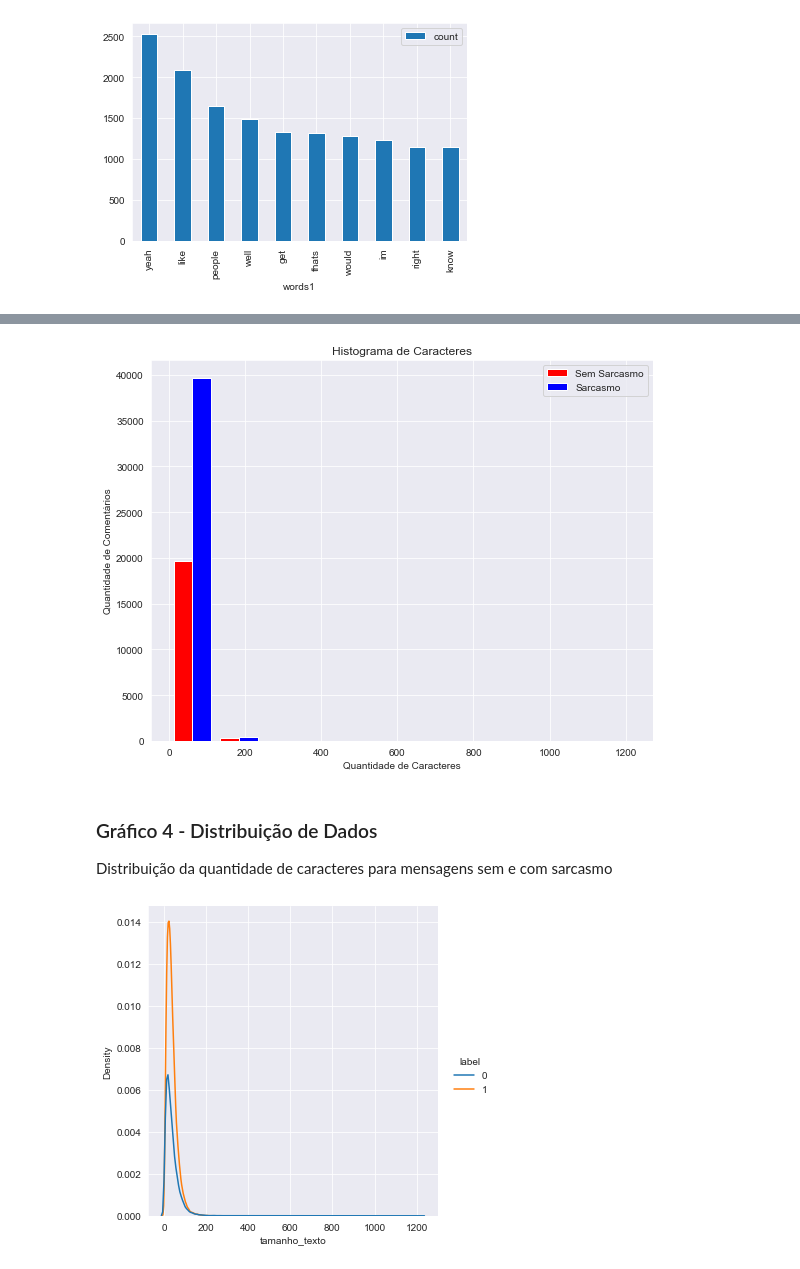
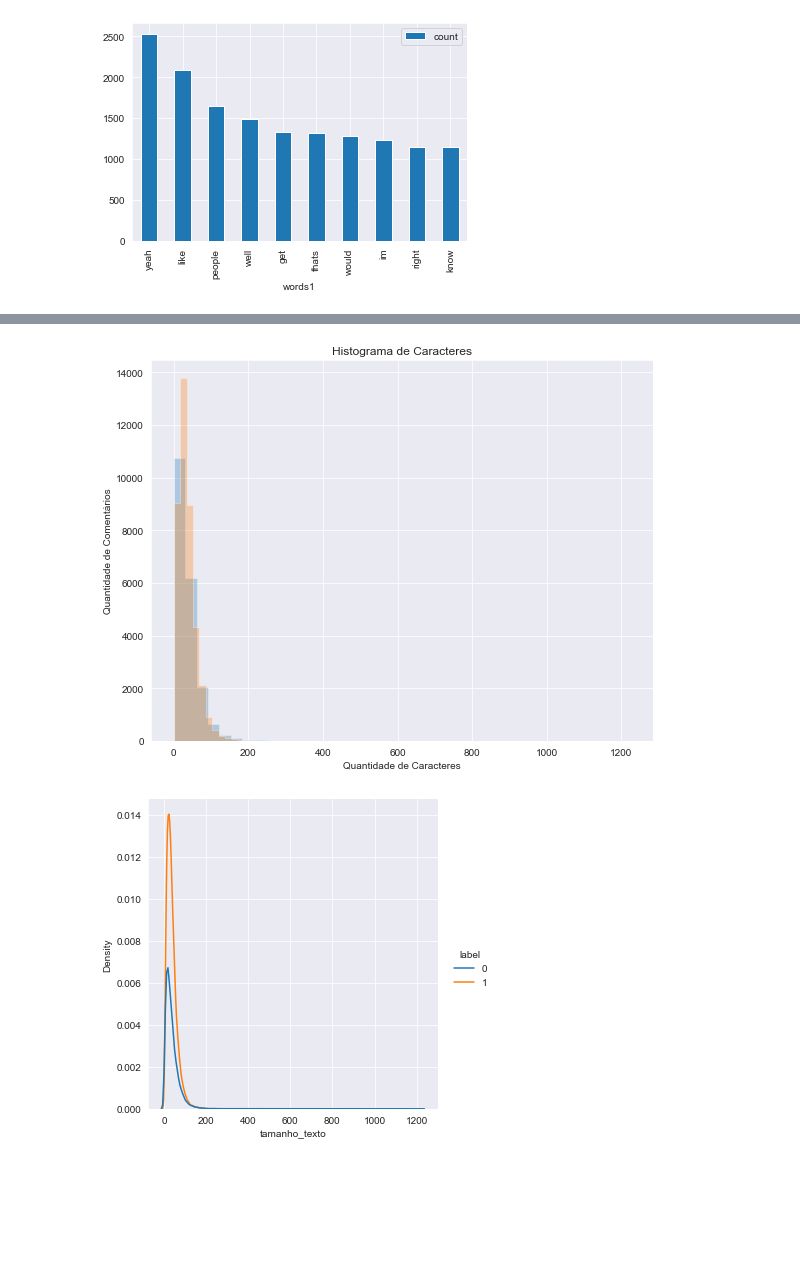
Before and after one commit to Ruann-01/Python_IA, a Jupyter notebook: Trabalho Final/Trabalho Final.ipynb, the cells around one changed output, grey strips where cells are left out. Cells and saved outputs as stored; diff of their text form; code cells hidden in the pictures; blank space fills up the shorter version.

```diff
--- a/Trabalho Final/Trabalho Final.ipynb
+++ b/Trabalho Final/Trabalho Final.ipynb
@@ -277,24 +316,18 @@ Abaixo irei fazer a distribuição, para fazer uma comparação
 # %%
 df_sarc['tamanho_texto'] = df_sarc['clean_comment'].apply(len)
 
 x0 = list(df_sarc[df_sarc['label']==0]['tamanho_texto'])
 x1 = list(df_sarc[df_sarc['label']==1]['tamanho_texto'])
 
-colors = ['red','blue']
-names = ['Sem Sarcasmo','Sarcasmo']
-
+kwargs = dict(histtype='stepfilled',alpha=0.3, bins=40)
 plt.figure(figsize=(9,7))
-plt.hist([x0,x1],bins=int(150/15),color=colors,label=names)
-
-plt.xlabel('Quantidade de Caracteres')
-plt.ylabel('Quantidade de Comentários')
-plt.title('Histograma de Caracteres')
-plt.legend();
+plt.hist(x0, **kwargs);
+plt.hist(x1, **kwargs);
+plt.xlabel('Quantidade de Caracteres');
+plt.ylabel('Quantidade de Comentários');
+plt.title('Histograma de Caracteres');
 # %% [output]
-[figure, old version]
+[figure, new version]
-# %% [markdown]
-### Gráfico 4 - Distribuição de Dados
-Distribuição da quantidade de caracteres para mensagens sem e com sarcasmo
 # %%
 sns.displot(df_sarc, x="tamanho_texto", hue="label", kind="kde");
 # %% [output]
```
Also changed, not shown: parts of 30 cells of this notebook.
